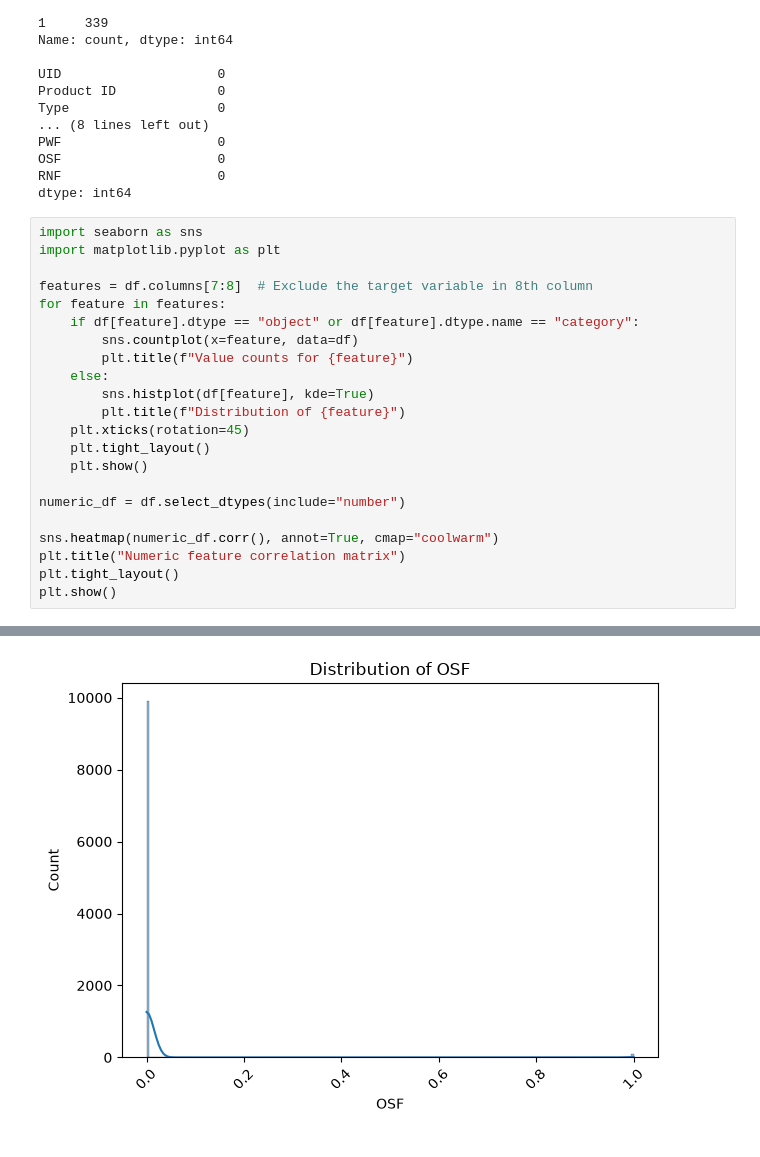
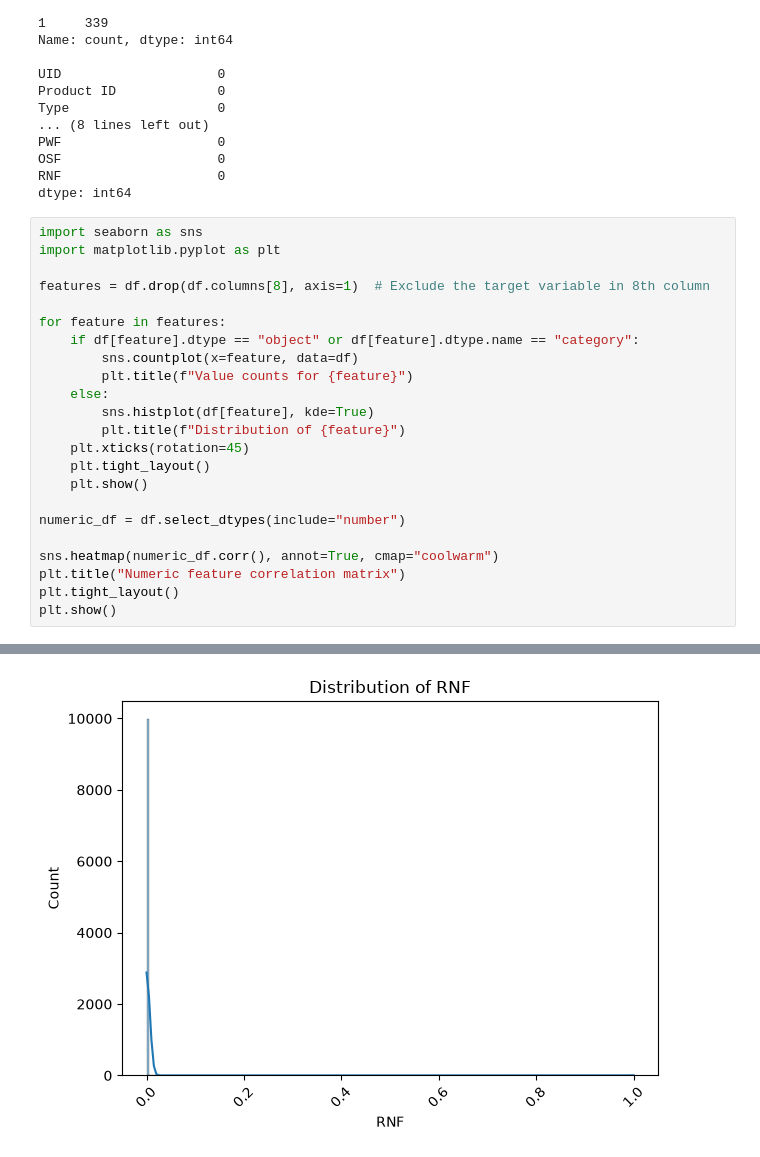
Before and after one commit to dipenpatel1/xai-predictive-maintenance, a Jupyter notebook: src/data_exploration/data_exploration.ipynb, the cells around one changed output, grey strips where cells are left out. Drawn from its saved outputs; the diff is of its cells as text.

```diff
--- a/src/data_exploration/data_exploration.ipynb
+++ b/src/data_exploration/data_exploration.ipynb
@@ -78,7 +78,8 @@ dtype: int64
 import seaborn as sns
 import matplotlib.pyplot as plt
 
-features = df.columns[7:8]  # Exclude the target variable in 8th column
+features = df.drop(df.columns[8], axis=1)  # Exclude the target variable in 8th column
+
 for feature in features:
     if df[feature].dtype == "object" or df[feature].dtype.name == "category":
         sns.countplot(x=feature, data=df)
@@ -110,4 +111,4 @@ plt.show()
 [figure]
 [figure]
-[figure, old version]
+[figure, new version]
 [figure]
```
Also changed, not shown: parts of 3 cells of this notebook, 1 other file.
